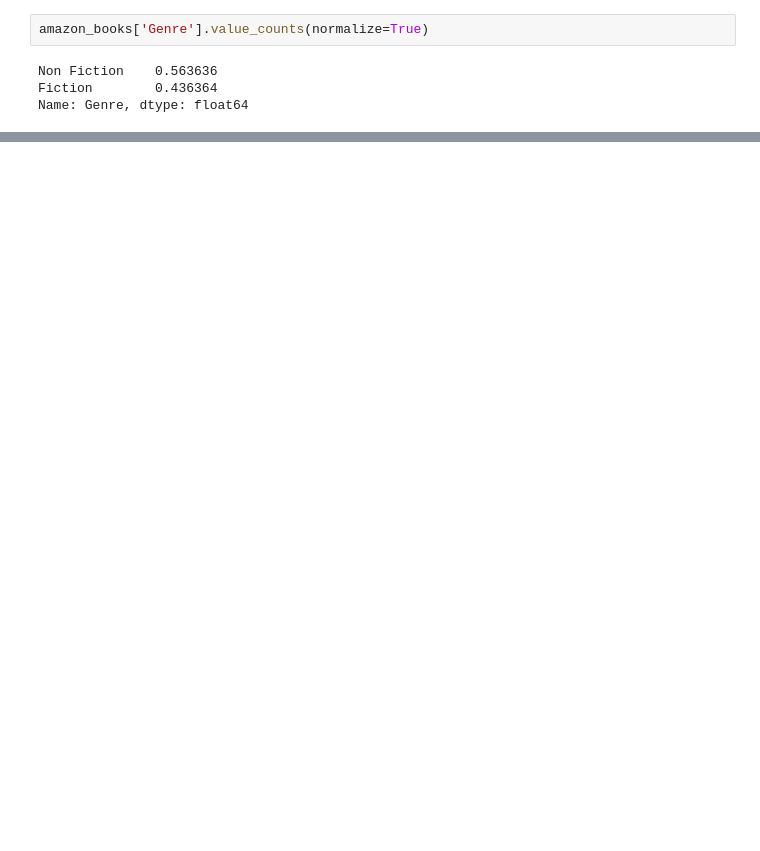
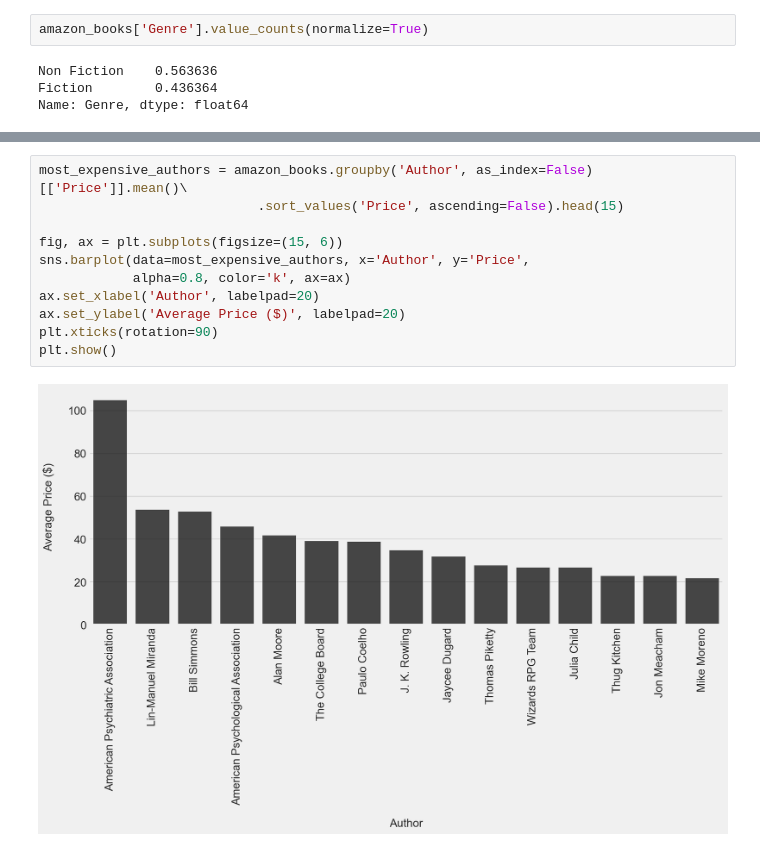
Before and after one commit to esbatiehsan/amazon-bestsellers, a Jupyter notebook: data-cleaning-exploration.ipynb, the cells around one changed output, grey strips where cells are left out. Drawn from its saved outputs; the diff is of its cells as text; blank space fills up the shorter version.

```diff
--- a/data-cleaning-exploration.ipynb
+++ b/data-cleaning-exploration.ipynb
@@ -113,0 +99,13 @@ amazon_books.groupby('Name', as_index=False)[['User Rating']].mean()\
+# %%
+most_expensive_authors = amazon_books.groupby('Author', as_index=False)[['Price']].mean()\
+                            .sort_values('Price', ascending=False).head(15)
+
+fig, ax = plt.subplots(figsize=(15, 6))
+sns.barplot(data=most_expensive_authors, x='Author', y='Price',
+            alpha=0.8, color='k', ax=ax)
+ax.set_xlabel('Author', labelpad=20)
+ax.set_ylabel('Average Price ($)', labelpad=20)
+plt.xticks(rotation=90)
+plt.show()
+# %% [output]
+[figure, added]
```
Also changed, not shown: parts of 9 cells of this notebook.
